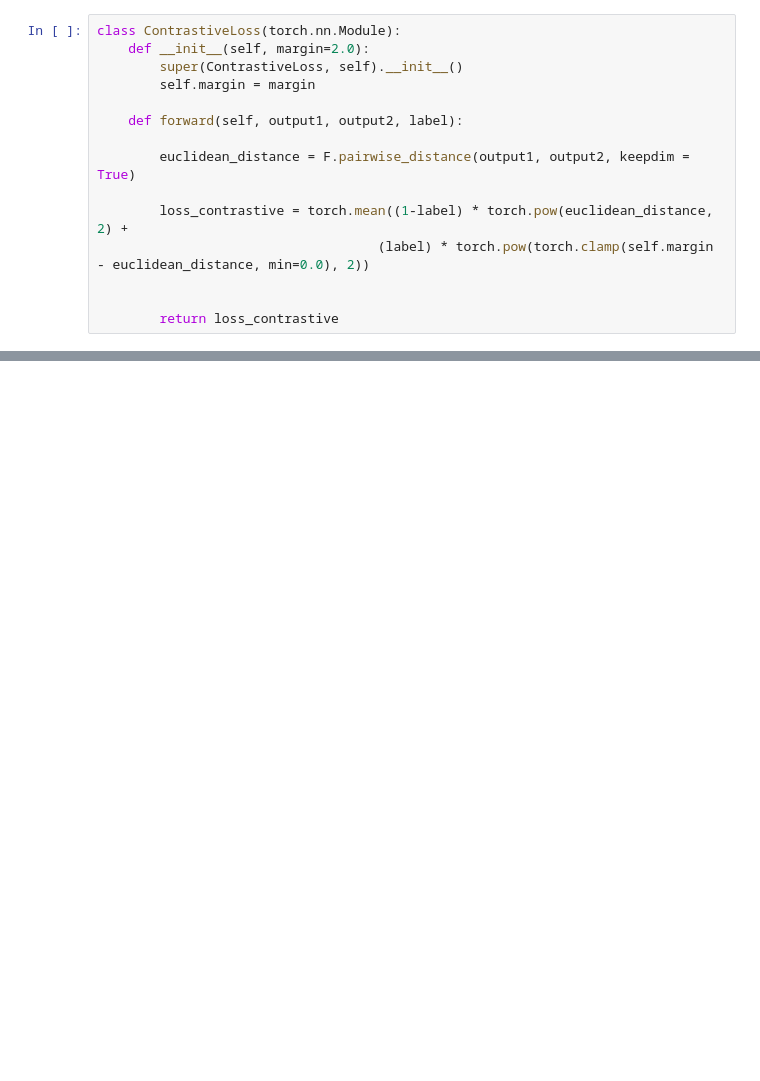
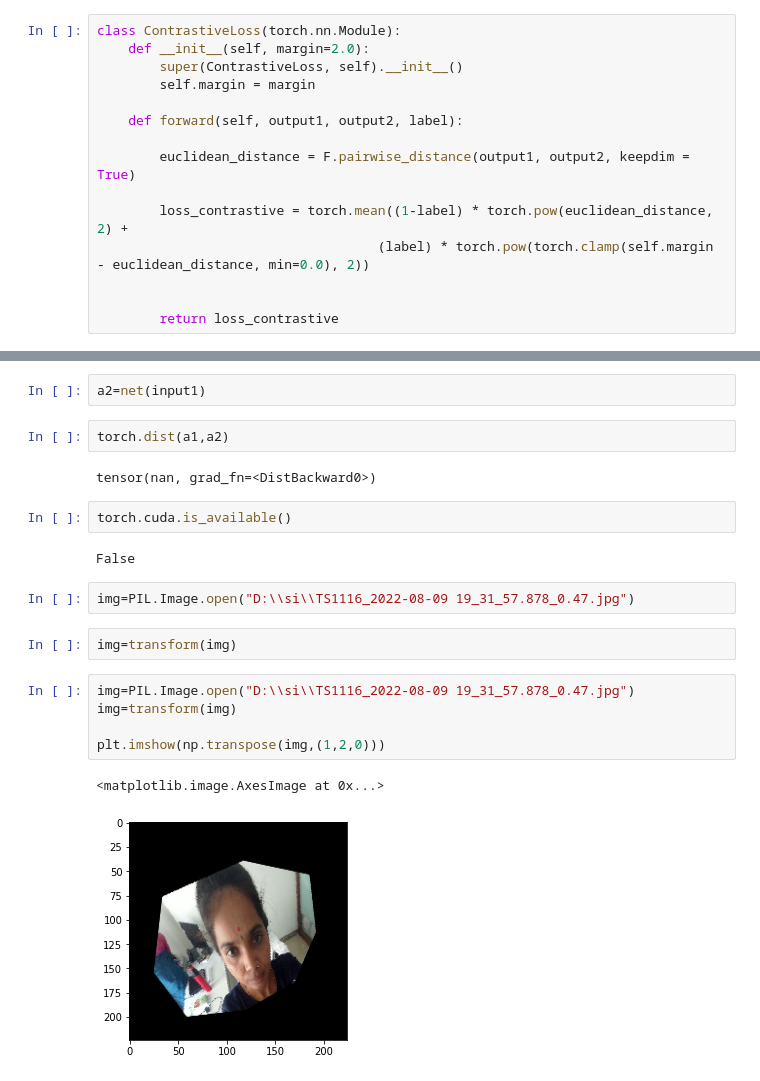
Before and after one commit to Kashyap2502/Siamese_network, a Jupyter notebook: fine tuning 1.ipynb, the cells around one changed output, grey strips where cells are left out. Cells and saved outputs as stored; diff of their text form; blank space fills up the shorter version.

```diff
--- a/fine tuning 1.ipynb
+++ b/fine tuning 1.ipynb
@@ -170,0 +279,22 @@ for epoch in range(10):
+# %%
+a2=net(input1)
+# %%
+torch.dist(a1,a2)
+# %% [output]
+tensor(nan, grad_fn=<DistBackward0>)
+# %%
+torch.cuda.is_available()
+# %% [output]
+False
+# %%
+img=PIL.Image.open("D:\\si\\TS1116_2022-08-09 19_31_57.878_0.47.jpg")
+# %%
+img=transform(img)
+# %%
+img=PIL.Image.open("D:\\si\\TS1116_2022-08-09 19_31_57.878_0.47.jpg")
+img=transform(img)
+
+plt.imshow(np.transpose(img,(1,2,0)))
+# %% [output]
+<matplotlib.image.AxesImage at 0x...>
+[figure, added]
```
Also changed, not shown: parts of 16 cells of this notebook.
